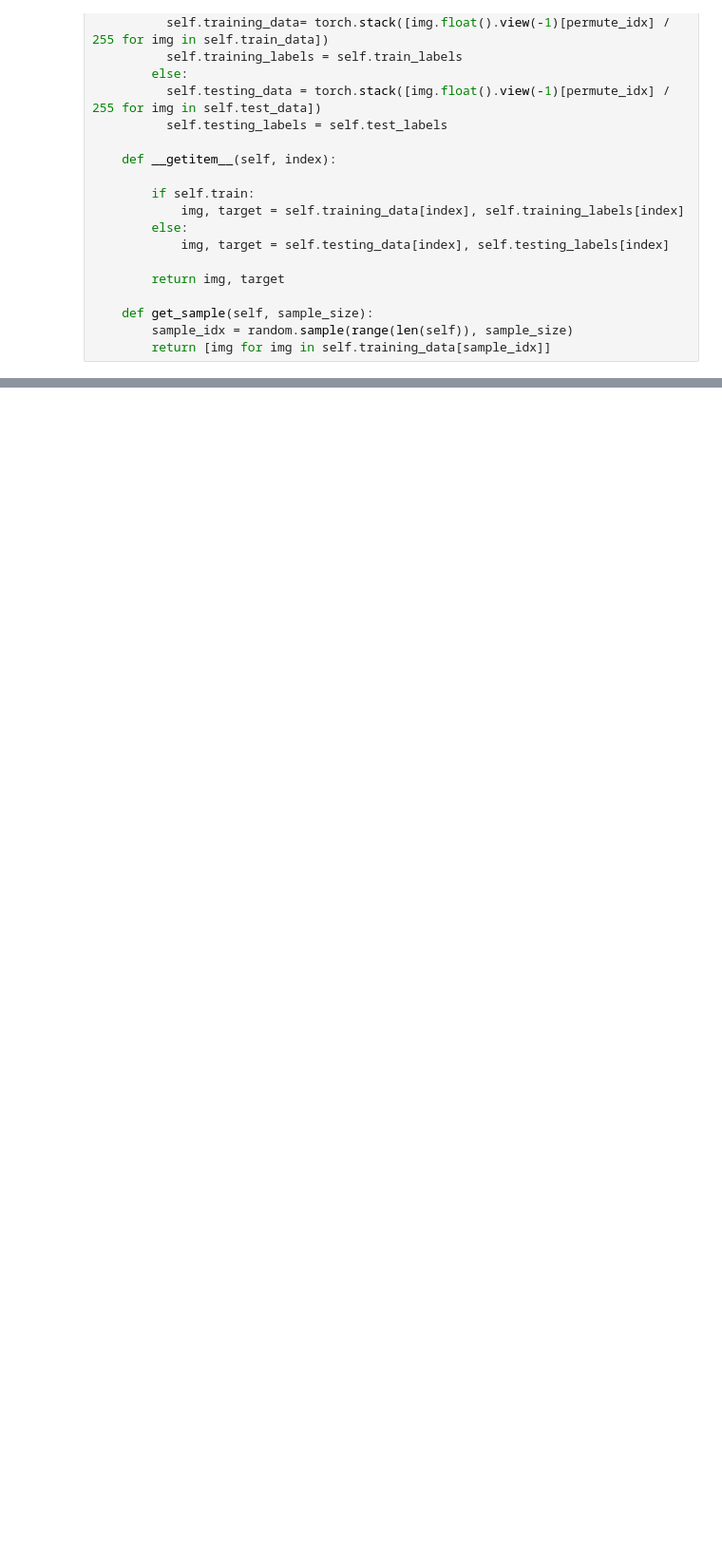
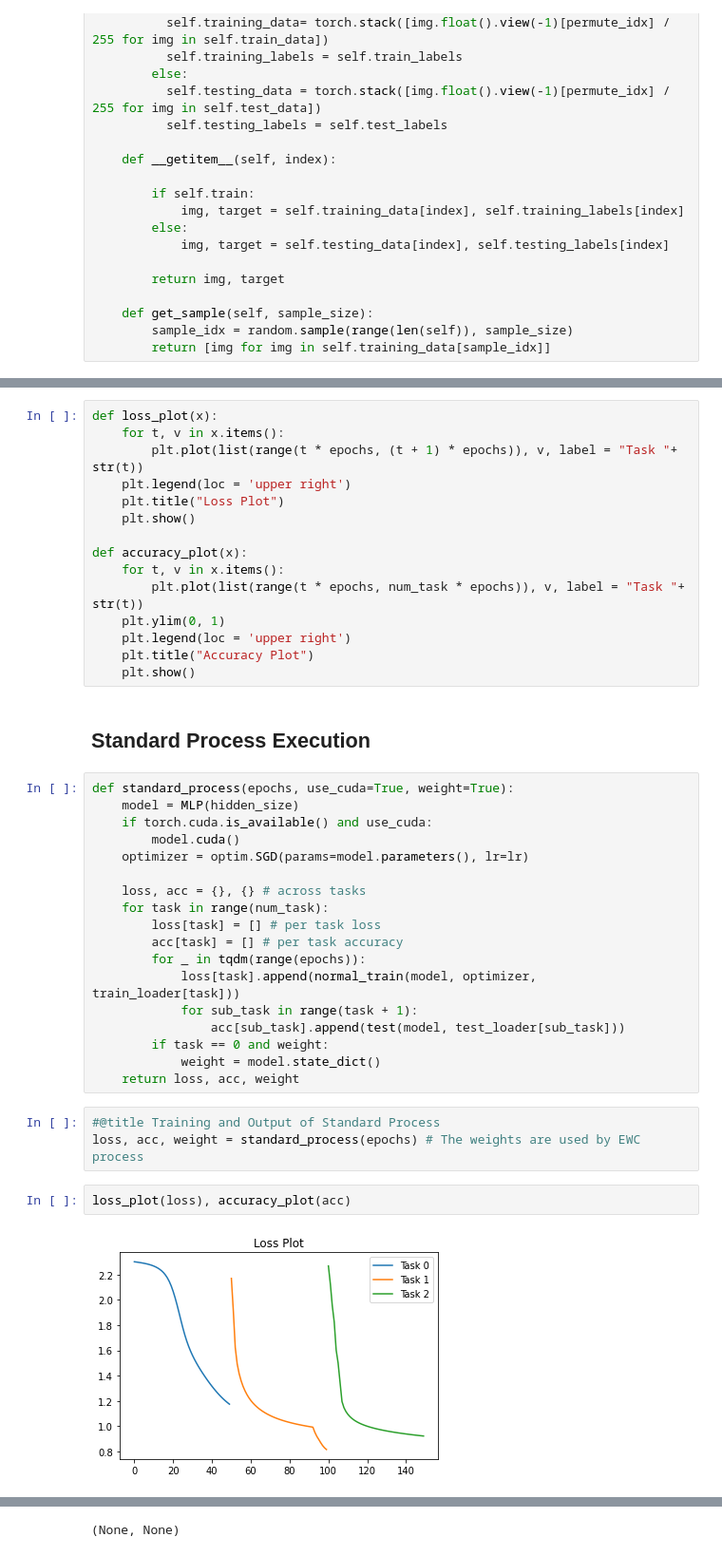
Before and after one commit to peeyushsinghal/ContinualLearning, a Jupyter notebook: EWC_experiment.ipynb, the cells around one changed output, grey strips where cells are left out. Shown at 95% size. Saved outputs shown, nothing was run; the diff lists cells and outputs as text; blank space fills up the shorter version.

```diff
--- a/EWC_experiment.ipynb
+++ b/EWC_experiment.ipynb
@@ -137,0 +270,42 @@ label :  4
+# %%
+def loss_plot(x):
+    for t, v in x.items():
+        plt.plot(list(range(t * epochs, (t + 1) * epochs)), v, label = "Task "+ str(t))
+    plt.legend(loc = 'upper right')
+    plt.title("Loss Plot")
+    plt.show()
+
+def accuracy_plot(x):
+    for t, v in x.items():
+        plt.plot(list(range(t * epochs, num_task * epochs)), v, label = "Task "+  str(t))
+    plt.ylim(0, 1)
+    plt.legend(loc = 'upper right')
+    plt.title("Accuracy Plot")
+    plt.show()
+# %% [markdown]
+## Standard Process Execution
+# %%
+def standard_process(epochs, use_cuda=True, weight=True):
+    model = MLP(hidden_size)
+    if torch.cuda.is_available() and use_cuda:
+        model.cuda()
+    optimizer = optim.SGD(params=model.parameters(), lr=lr)
+
+    loss, acc = {}, {} # across tasks
+    for task in range(num_task):
+        loss[task] = [] # per task loss
+        acc[task] = [] # per task accuracy
+        for _ in tqdm(range(epochs)):
+            loss[task].append(normal_train(model, optimizer, train_loader[task]))
+            for sub_task in range(task + 1):
+                acc[sub_task].append(test(model, test_loader[sub_task]))
+        if task == 0 and weight:
+            weight = model.state_dict()
+    return loss, acc, weight
+# %%
+#@title Training and Output of Standard Process
+loss, acc, weight = standard_process(epochs) # The weights are used by EWC process
+# %%
+loss_plot(loss), accuracy_plot(acc)
+# %% [output]
+[figure, added]
@@ -137,0 +313 @@ label :  4
+(None, None)
```
Also changed, not shown: parts of 30 cells of this notebook.
